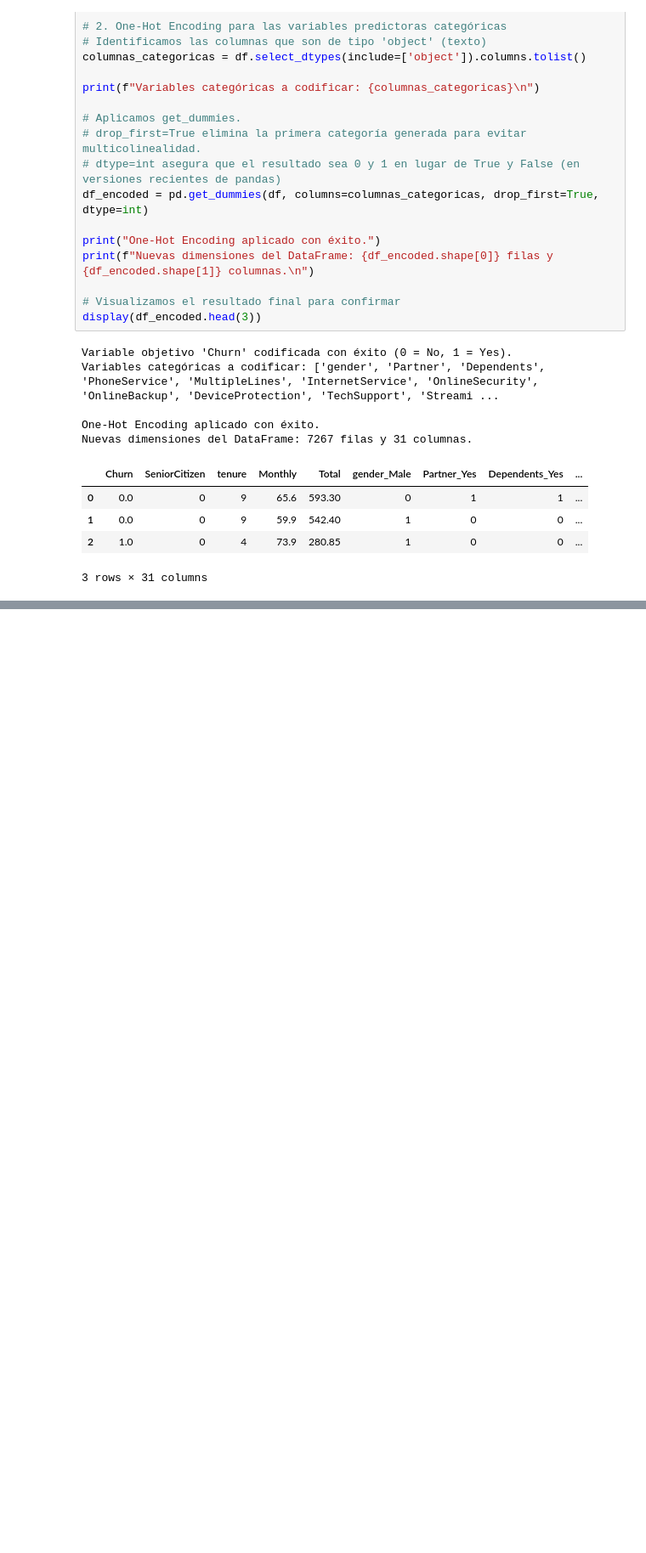
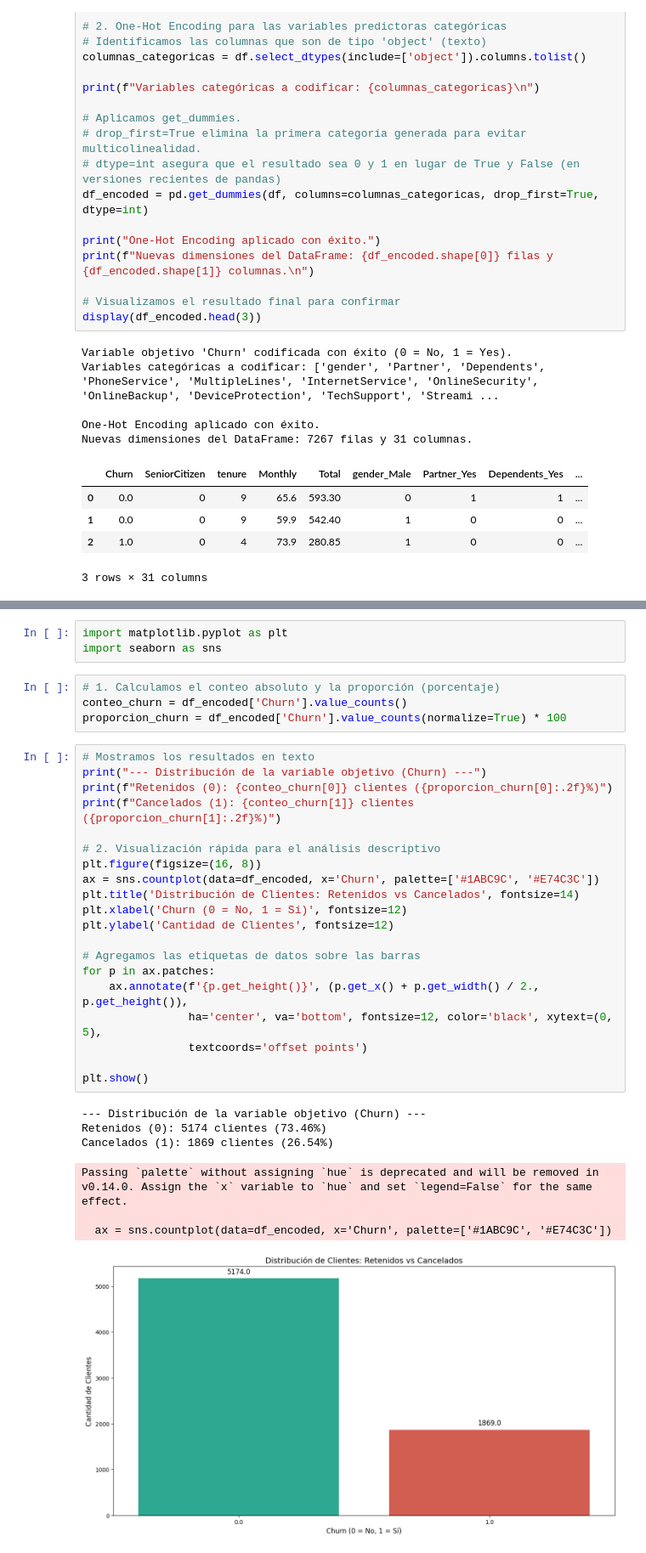
Before and after one commit to LordAguaKate/Telecom2, a Jupyter notebook: Telecom2.ipynb, the cells around one changed output, grey strips where cells are left out. Shown at 85% size. Cells and saved outputs as stored; diff of their text form; blank space fills up the shorter version.

Commit message:
Verificación de la Proporción de Cancelación (Churn)

```diff
--- a/Telecom2.ipynb
+++ b/Telecom2.ipynb
@@ -123,0 +127,35 @@ Nuevas dimensiones del DataFrame: 7267 filas y 31 columnas.
+# %%
+import matplotlib.pyplot as plt
+import seaborn as sns
+# %%
+# 1. Calculamos el conteo absoluto y la proporción (porcentaje)
+conteo_churn = df_encoded['Churn'].value_counts()
+proporcion_churn = df_encoded['Churn'].value_counts(normalize=True) * 100
+# %%
+# Mostramos los resultados en texto
+print("--- Distribución de la variable objetivo (Churn) ---")
+print(f"Retenidos (0): {conteo_churn[0]} clientes ({proporcion_churn[0]:.2f}%)")
+print(f"Cancelados (1): {conteo_churn[1]} clientes ({proporcion_churn[1]:.2f}%)")
+
+# 2. Visualización rápida para el análisis descriptivo
+plt.figure(figsize=(16, 8))
+ax = sns.countplot(data=df_encoded, x='Churn', palette=['#1ABC9C', '#E74C3C'])
+plt.title('Distribución de Clientes: Retenidos vs Cancelados', fontsize=14)
+plt.xlabel('Churn (0 = No, 1 = Sí)', fontsize=12)
+plt.ylabel('Cantidad de Clientes', fontsize=12)
+
+# Agregamos las etiquetas de datos sobre las barras
+for p in ax.patches:
+    ax.annotate(f'{p.get_height()}', (p.get_x() + p.get_width() / 2., p.get_height()),
+                ha='center', va='bottom', fontsize=12, color='black', xytext=(0, 5),
+                textcoords='offset points')
+
+plt.show()
+# %% [output]
+--- Distribución de la variable objetivo (Churn) ---
+Retenidos (0): 5174 clientes (73.46%)
+Cancelados (1): 1869 clientes (26.54%)
+Passing `palette` without assigning `hue` is deprecated and will be removed in v0.14.0. Assign the `x` variable to `hue` and set `legend=False` for the same effect.
+
+  ax = sns.countplot(data=df_encoded, x='Churn', palette=['#1ABC9C', '#E74C3C'])
+[figure, added]
```
Also changed, not shown: parts of 2 cells of this notebook.
